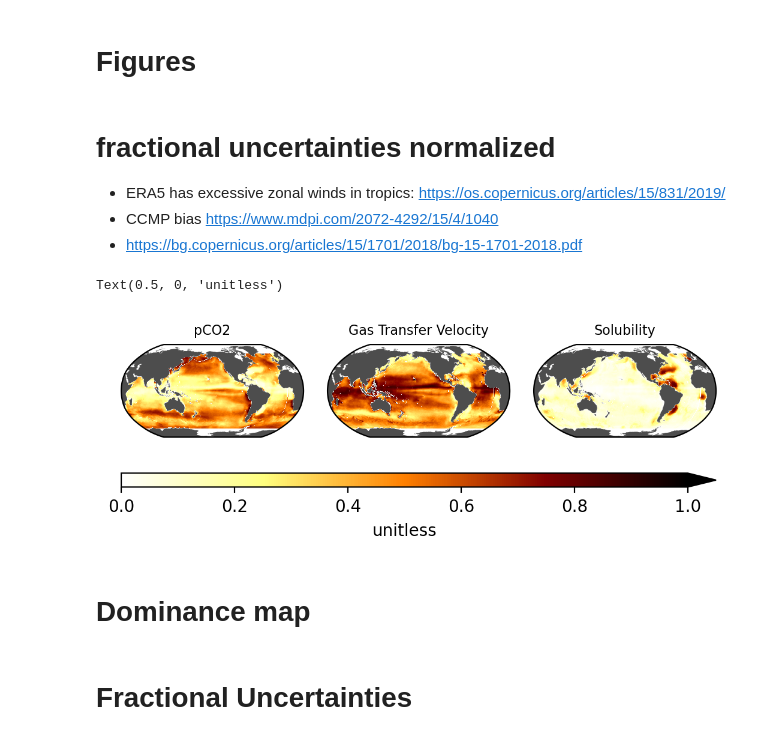
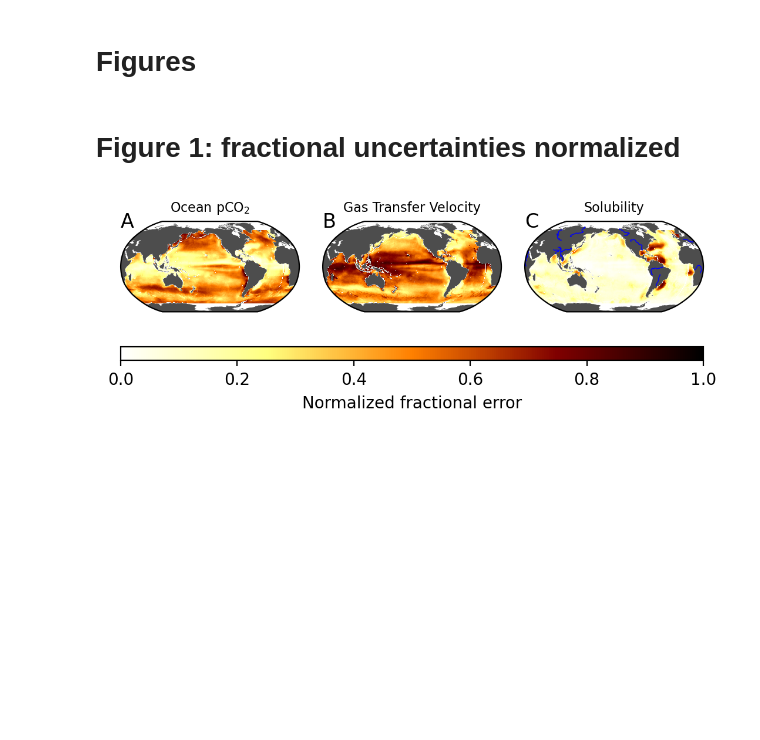
Before and after one commit to eisamanlab/regional-uncertainty-analysis, a Jupyter notebook: notebooks/plots.ipynb, the cells around one changed output. Drawn from its saved outputs; the diff is of its cells as text; code cells hidden in the pictures; blank space fills up the shorter version.

Commit message:
notebooks: update plots

```diff
--- a/notebooks/plots.ipynb
+++ b/notebooks/plots.ipynb
@@ -33,5 +125,2 @@ frac_flux_squared = frac_sol_squared + frac_kw_squared + ds["frac_pco2"]**2
 # %% [markdown]
-# fractional uncertainties normalized
-- ERA5 has excessive zonal winds in tropics: https://os.copernicus.org/articles/15/831/2019/
-- CCMP bias https://www.mdpi.com/2072-4292/15/4/1040
-- https://bg.copernicus.org/articles/15/1701/2018/bg-15-1701-2018.pdf
+# Figure 1: fractional uncertainties normalized
@@ -44,36 +131,88 @@ cmap = mpl.cm.afmhot_r #cm.cm.haline
 
 fig = plt.figure(dpi=200)
 
 grid = create_grid(fig, axes_pad=0.2, nrows_ncols=(1, 3), cbar_size='5%')
 
 
 ind = 0
 #data = ((frac_sol_squared)).mean('time').where(ds_mask['mask'] == 1)
 data1 = ((ds['frac_pco2']**2) / frac_flux_squared ).mean('time').where(ds_mask['mask'] == 1)
 #data = ((frac_sol_squared).mean('time').where(ds_mask['mask'] == 1) / (frac_sol_sst**2).mean('time').where(ds_mask['mask'] == 1))
 grid = add_continents(grid, ind)
 plot_data(grid, ind, data1, vmin=vmin, vmax=vmax, cmap=cmap)
-add_title(grid, ind, title='pCO2', fontsize=8)
+#contour_params = {
+#    'transform':ccrs.PlateCarree(central_longitude=0),
+#    "levels": [0.75],
+#    "colors": "blue",
+#    "linestyles": "dashed",
+#    "linewidths": 0.3
+#    }
+#grid[ind].contour(data1.lon, data1.lat, data1, **contour_params)
+add_title(grid, ind, title=r'Ocean pCO$_2$', fontsize=8)
+
+
+# Label 'A'
+grid[ind].text(0.0, 1.1, 'A', transform=grid[ind].transAxes, fontsize=12, verticalalignment='top', horizontalalignment='left')
 
 
 ind = 1
 data2 = (frac_kw_squared  / frac_flux_squared).mean('time').where(ds_mask['mask'] == 1)
 #data = ((frac_sol_squared).mean('time').where(ds_mask['mask'] == 1) / (frac_sol_sst**2).mean('time').where(ds_mask['mask'] == 1))
 grid = add_continents(grid, ind)
 plot_data(grid, ind, data2, vmin=vmin, vmax=vmax, cmap=cmap)
+#contour_params = {
+#    'transform':ccrs.PlateCarree(central_longitude=0),
+#    "levels": [0.5],
+#    "colors": "blue",
+#    "linestyles": "dashed",
+#    "linewidths": 0.3
+#    }
+#grid[ind].contour(data2.lon, data2.lat, data2, **contour_params)
 add_title(grid, ind, title='Gas Transfer Velocity', fontsize=8)
+
+
+# Label 'B'
+grid[ind].text(0.0, 1.1, 'B', transform=grid[ind].transAxes, fontsize=12, verticalalignment='top', horizontalalignment='left')
 
 
 ind = 2
 data3 = (frac_sol_squared  / frac_flux_squared ).mean('time').where(ds_mask['mask'] == 1)
 grid = add_continents(grid, ind)
 plot_data(grid, ind, data3, vmin=vmin, vmax=vmax, cmap=cmap)
+#contour_params = {
+#    'transform':ccrs.PlateCarree(central_longitude=0),
+#    "levels": [0.50],
+#    "colors": "blue",
+#    "linestyles": "dashed",
+#    "linewidths": 0.3
+#    }
+#grid[ind].contour(data3.lon, data3.lat, data3, **contour_params)
 add_title(grid, ind, title='Solubility', fontsize=8)
 
+# Add rivers
+#grid[ind].add_feature(cfeature.RIVERS)
+# Load rivers shapefile from Natural Earth data
+rivers_shp = shapereader.natural_earth(resolution='110m',
+                                       category='physical',
+                                       name='rivers_lake_centerlines')
+
+# Create a feature for rivers with custom linewidth
+rivers_feature = cfeature.ShapelyFeature(shapereader.Reader(rivers_shp).geometries(),
+                                         ccrs.PlateCarree(), facecolor='none', edgecolor='blue')
+
+# Add rivers with a thin linewidth
+grid[ind].add_feature(rivers_feature, linewidth=0.5)  # Adjust linewidth as desired
+
+
+
 col = add_colorbar(grid, vmin=vmin, vmax=vmax, cmap=cmap)
-col.ax.set_xlabel('unitless')
+col.ax.set_xlabel('Normalized fractional error')
+
+
+# Label 'C'
+grid[ind].text(0.0, 1.1, 'C', transform=grid[ind].transAxes, fontsize=12, verticalalignment='top', horizontalalignment='left')
+
+
+plt.savefig('/home/ljg48/project/oae-uncertainty/reports/figures/fractional-uncertainties-normalized.png', bbox_inches='tight')
 # %% [output]
-Text(0.5, 0, 'unitless')
-[figure, old version]
+[figure, new version]
-# %% [markdown]
-# Dominance map
@@ -82,2 +218,0 @@ Text(0.5, 0, 'unitless')
-# %% [markdown]
-# Fractional Uncertainties
```
Also changed, not shown: parts of 19 cells of this notebook, 2 other files.
